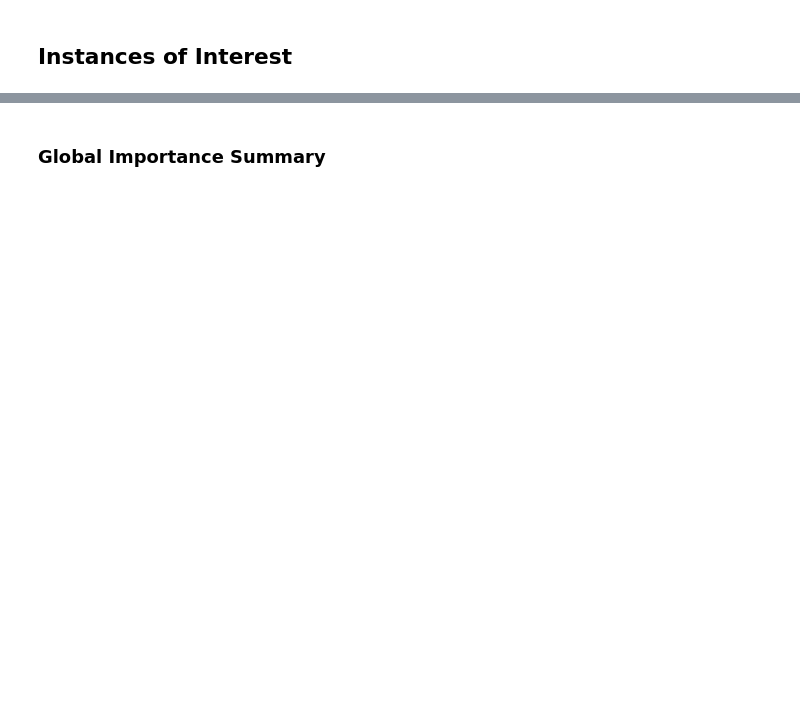
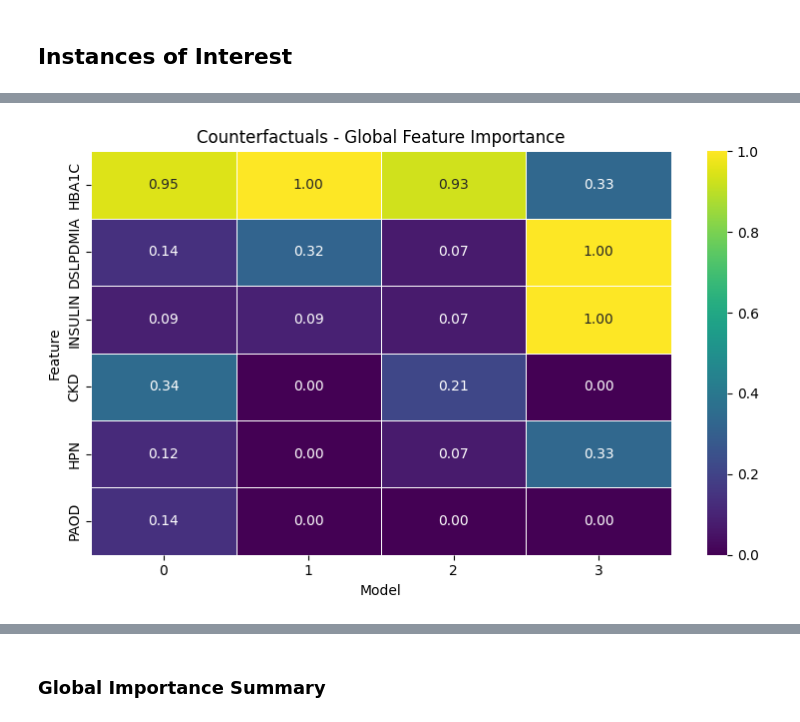
Before and after one commit to acbriza/dpn2026, a Jupyter notebook: module/cfreports.ipynb, the cells around one changed output, grey strips where cells are left out. Cells and saved outputs as stored; diff of their text form; code cells hidden in the pictures; blank space fills up the shorter version.

```diff
--- a/module/cfreports.ipynb
+++ b/module/cfreports.ipynb
@@ -343,0 +334,31 @@ ioi_summary_df
+# %%
+importance_count_dict = {}
+importance_percent_dict = {}
+df_changes_list = []
+for midx in range(len(split_output_dirs)):
+    ioi_filename = f'{config.model.code}_split{midx}_instances_of_interest.csv'
+    ioi_df = pd.read_csv(split_output_dirs[midx] / ioi_filename)
+    ioi_df = ioi_df.rename(columns={'Unnamed: 0':'ID'})
+
+
+    actionable_features = config.dice.cf_features.actionable.split(',')
+    qidx_df_list = []
+    for qidx in ioi_df.ID.values:
+        instance = ioi_df[ioi_df.ID==qidx].iloc[0]
+        qidx_filename = f'{config.model.code}_split{midx}_local_cf_most_changed.csv'
+        qidx_fullpath = split_output_dirs[midx] / 'nofiltering' / str(qidx).zfill(3) / qidx_filename
+        if qidx_fullpath.is_file():
+            qidx_df = pd.read_csv(qidx_fullpath, index_col=0).T
+            qidx_df['CF count'] = qidx_df.iloc[0].Confirmed_Binary_DPN -1
+            qidx_df['ID'] = qidx+1
+            qidx_df = qidx_df[['ID', 'CF count']+actionable_features]
+            qidx_df_list.append(qidx_df)
+    df_changes = pd.concat(qidx_df_list, axis=0)
+
+    df_changes['model'] = midx
+    df_changes_list.append(df_changes)
+    global_imp_count = {f:df_changes[f].sum() for f in actionable_features}
+    global_imp_percent = {f:df_changes[f].sum()/df_changes['CF count'].sum() for f in actionable_features}
+
+    importance_count_dict[midx] = global_imp_count
+    importance_percent_dict[midx] = global_imp_percent
@@ -343,0 +403,16 @@ ioi_summary_df
+# %%
+import seaborn as sns
+# Build matrix: rows = features, cols = models
+imp_df = pd.DataFrame(importance_percent_dict)  # shape: (6 features, 4 models)
+imp_df = imp_df.loc[imp_df.mean(axis=1).sort_values(ascending=False).index]
+# Heatmap
+fig, ax = plt.subplots(figsize=(8, 5))
+sns.heatmap(imp_df, annot=True, fmt=".2f", cmap="viridis",
+            linewidths=0.5, vmin=0, vmax=1, ax=ax)
+ax.set_title("Counterfactuals - Global Feature Importance")
+ax.set_xlabel("Model")
+ax.set_ylabel("Feature")
+plt.tight_layout()
+plt.savefig(outputdir / 'global_cf.png')
+# %% [output]
+[figure, added]
```
Also changed, not shown: parts of 47 cells of this notebook.
